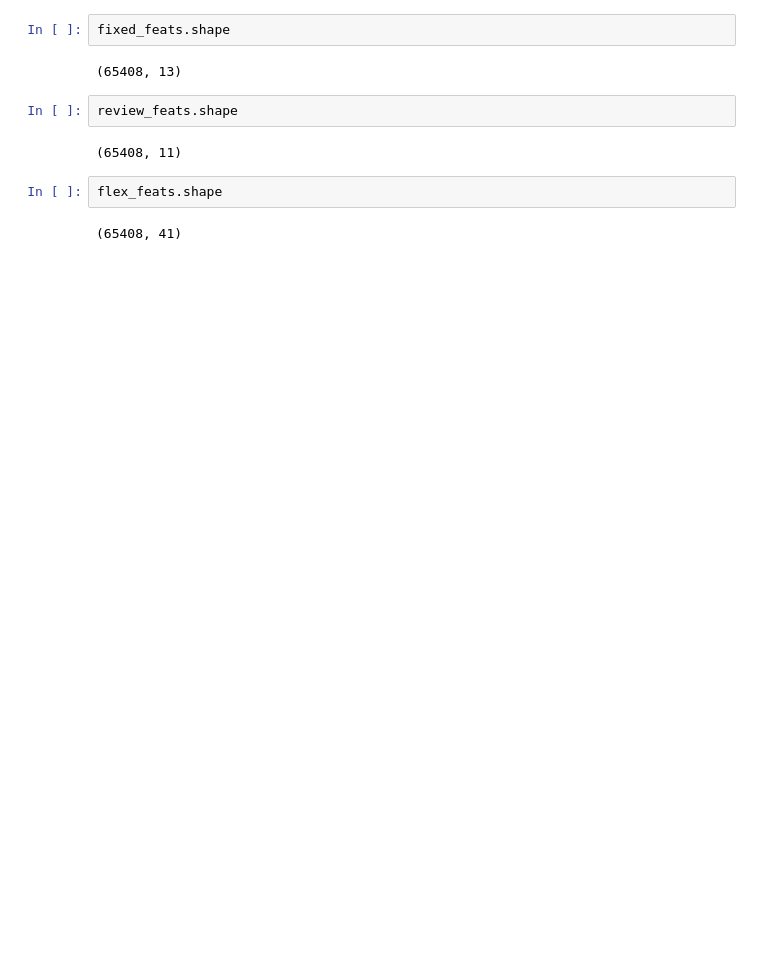
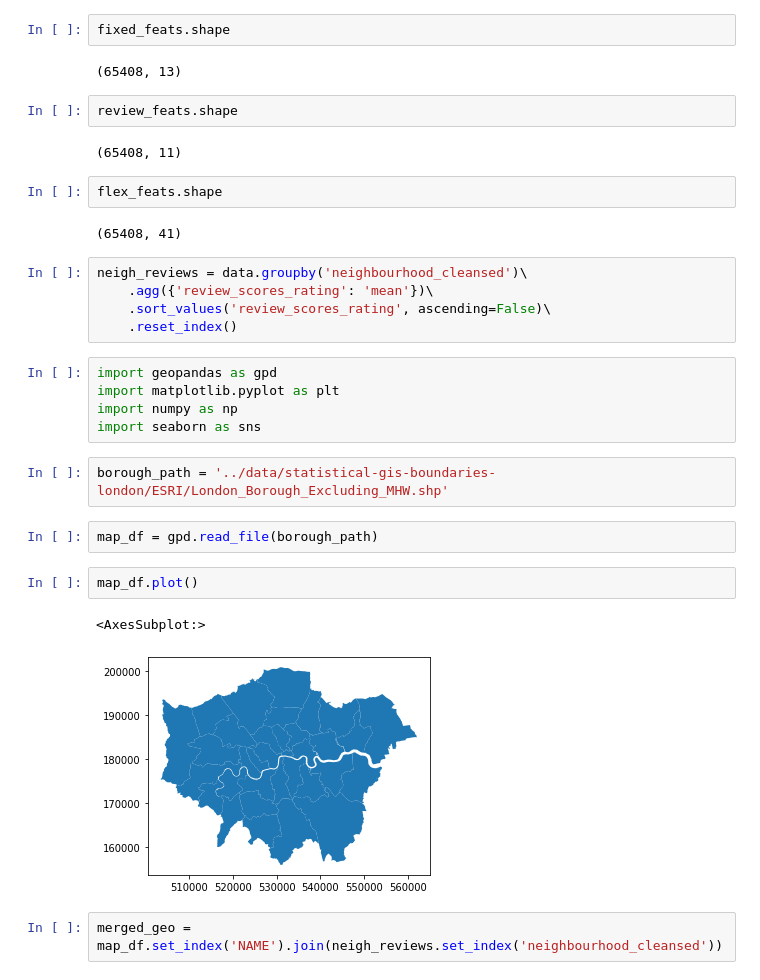
Before and after one commit to OrthoLoess/fivestar, a Jupyter notebook: notebooks/miles_firstexplore.ipynb, the cells around one changed output. Cells and saved outputs as stored; diff of their text form; blank space fills up the shorter version.

Commit message:
miles first explore of data - after intial column redefinition

```diff
--- a/notebooks/miles_firstexplore.ipynb
+++ b/notebooks/miles_firstexplore.ipynb
@@ -157,3 +157,24 @@ review_feats.shape
 flex_feats.shape
 # %% [output]
 (65408, 41)
+# %%
+neigh_reviews = data.groupby('neighbourhood_cleansed')\
+    .agg({'review_scores_rating': 'mean'})\
+    .sort_values('review_scores_rating', ascending=False)\
+    .reset_index()
+# %%
+import geopandas as gpd
+import matplotlib.pyplot as plt
+import numpy as np
+import seaborn as sns
+# %%
+borough_path = '../data/statistical-gis-boundaries-london/ESRI/London_Borough_Excluding_MHW.shp'
+# %%
+map_df = gpd.read_file(borough_path)
+# %%
+map_df.plot()
+# %% [output]
+<AxesSubplot:>
+[figure, added]
+# %%
+merged_geo = map_df.set_index('NAME').join(neigh_reviews.set_index('neighbourhood_cleansed'))
```
Also changed, not shown: parts of 2 cells of this notebook.
